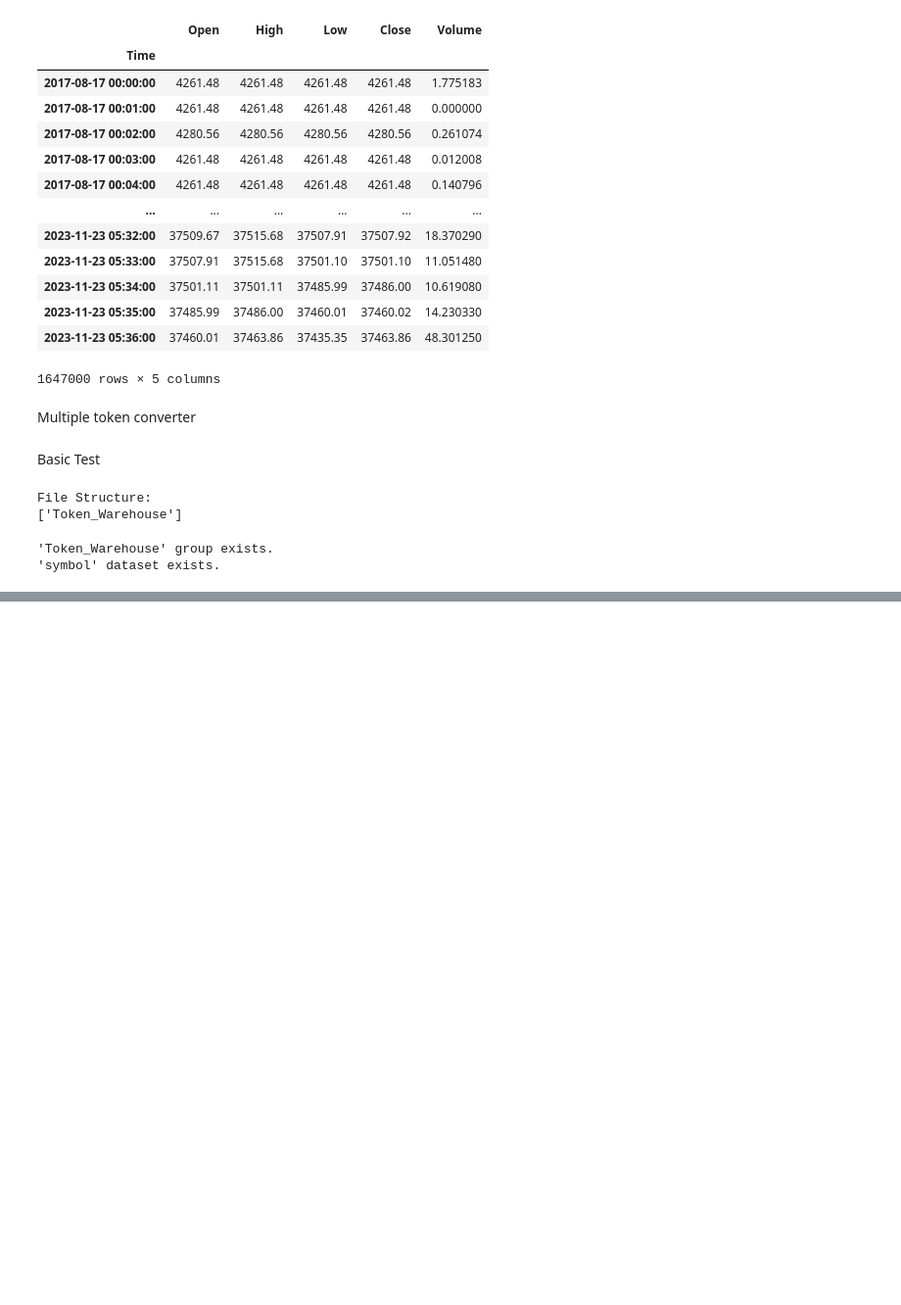
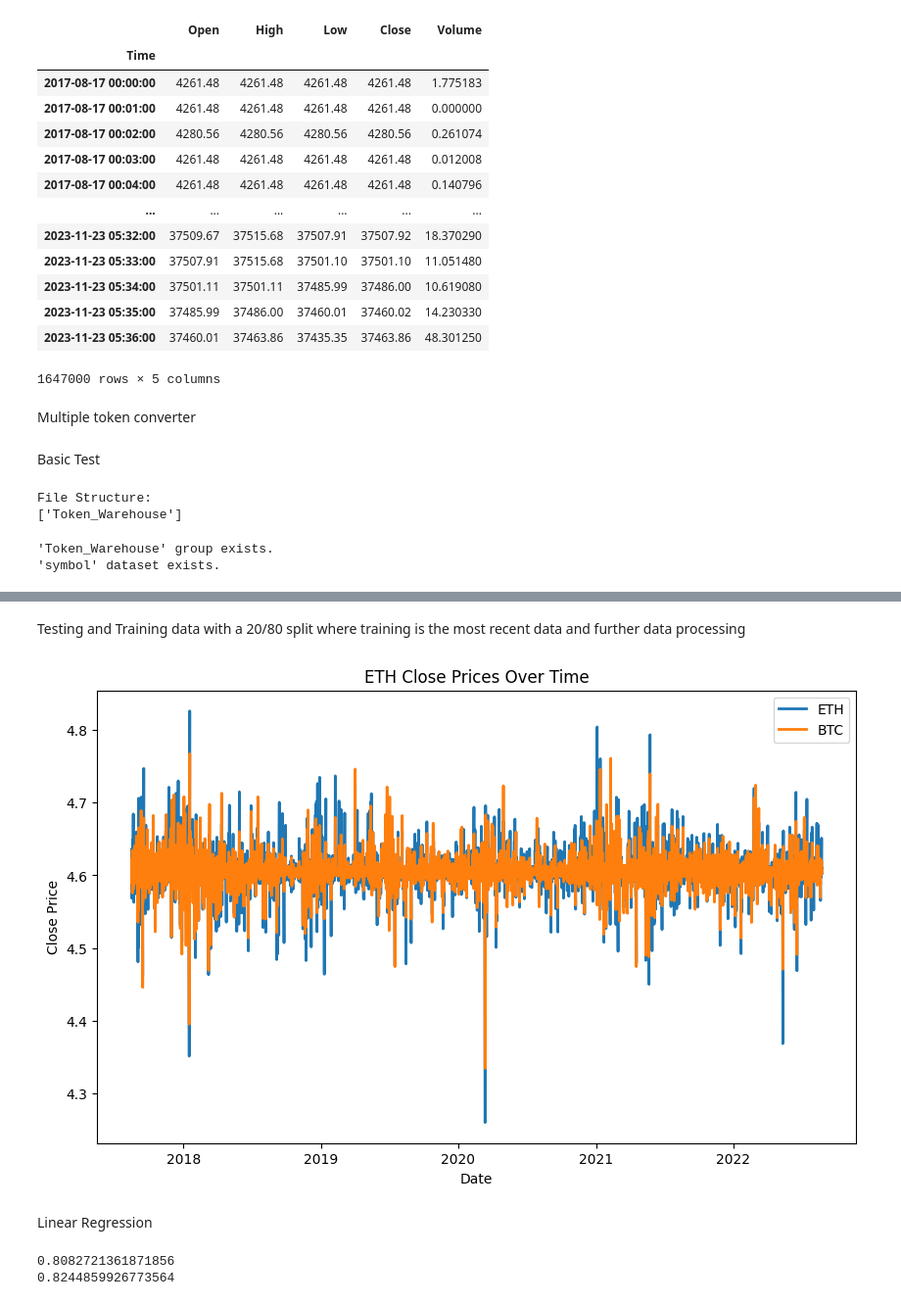
Before and after one commit to Austinai123/minute-data-fetcher, a Jupyter notebook: minute-price-fetcher.ipynb, the cells around one changed output, grey strips where cells are left out. Shown: that part at 98% size. Cells and saved outputs as stored; diff of their text form; code cells hidden in the pictures; blank space fills up the shorter version.

```diff
--- a/minute-price-fetcher.ipynb
+++ b/minute-price-fetcher.ipynb
@@ -383,0 +502,62 @@ with h5py.File('/Users/wsq/Desktop/Jupyter/minute-data-fetcher"/h5_compressed_da
+# %% [markdown]
+Testing and Training data with a 20/80 split where training is the most recent data and further data processing
+# %%
+from sklearn.model_selection import train_test_split
+
+btc_train, btc_test = train_test_split(btc, test_size=0.2, shuffle=False)
+
+eth_train, eth_test = train_test_split(eth, test_size=0.2, shuffle=False)
+
+eth_train_returns = eth_train["Close"] / eth_train["Close"].shift(1) * 100
+
+eth_train_returns = np.log(eth_train_returns).dropna()
+
+btc_train_returns = btc_train["Close"] / btc_train["Close"].shift(1) * 100
+
+btc_train_returns = np.log(btc_train_returns).dropna()
+# %%
+plt.figure(figsize=(10, 6))
+
+# Plot ETH Close values
+plt.plot(eth_train_returns.index, eth_train_returns.values, label='ETH', linewidth=2)
+plt.plot(btc_train_returns.index, btc_train_returns.values, label='BTC', linewidth=2)
+
+# Set labels and title
+plt.xlabel('Date')
+plt.ylabel('Close Price')
+plt.title('ETH Close Prices Over Time')
+
+# Add legend
+plt.legend()
+
+# Show the plot
+plt.show()
+# %% [output]
+[figure, added]
+# %% [markdown]
+Linear Regression
+# %%
+from sklearn.linear_model import LinearRegression
+
+df_returns = pd.DataFrame({'ETH': eth_train_returns, 'BTC': btc_train_returns})
+
+x_train = df_returns[['BTC']]
+y_train = df_returns['ETH']
+
+model = LinearRegression()
+
+model.fit(x_train, y_train)
+
+model.score(x_train, y_train) #R^2
+
+coef = model.coef_[0]
+
+intercept = model.intercept_
+
+print(intercept)
+print(coef)
+
+errors = y_train - (coef * x_train["BTC"] + intercept)
+# %% [output]
+0.8082721361871856
+0.8244859926773564
```
Also changed, not shown: parts of 34 cells of this notebook.
